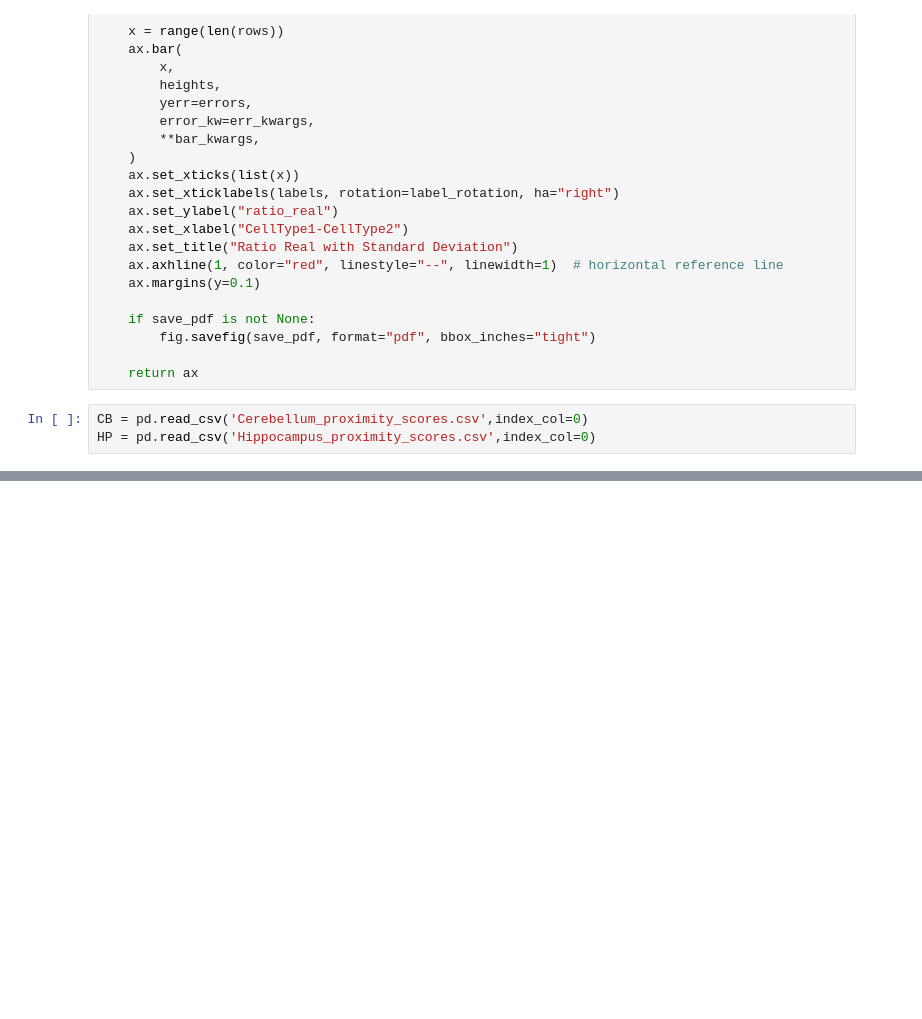
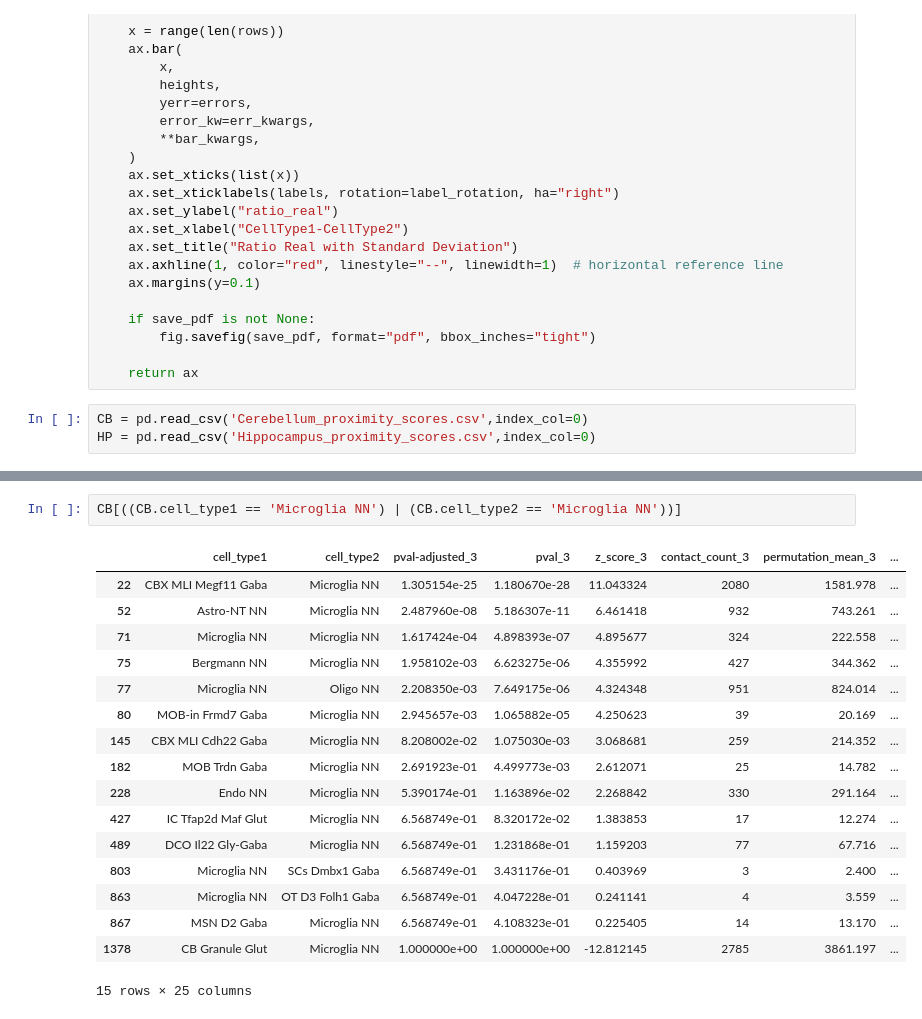
Before and after one commit to doughenze/Aging_CB, a Jupyter notebook: MERFISH/03_plot_proximity.ipynb, the cells around one changed output, grey strips where cells are left out. Drawn from its saved outputs; the diff is of its cells as text; blank space fills up the shorter version.

```diff
--- a/MERFISH/03_plot_proximity.ipynb
+++ b/MERFISH/03_plot_proximity.ipynb
@@ -140,3 +161,23 @@ add_fdr_column(HP, inplace=True, method="fdr_by")
+# %%
+CB[((CB.cell_type1 == 'Microglia NN') | (CB.cell_type2 == 'Microglia NN'))]
+# %% [output]
+|  | cell_type1 | cell_type2 | pval-adjusted_3 | pval_3 | z_score_3 | contact_count_3 | permutation_mean_3 | ... |
+| 22 | CBX MLI Megf11 Gaba | Microglia NN | 1.305154e-25 | 1.180670e-28 | 11.043324 | 2080 | 1581.978 | ... |
+| 52 | Astro-NT NN | Microglia NN | 2.487960e-08 | 5.186307e-11 | 6.461418 | 932 | 743.261 | ... |
+| 71 | Microglia NN | Microglia NN | 1.617424e-04 | 4.898393e-07 | 4.895677 | 324 | 222.558 | ... |
+| 75 | Bergmann NN | Microglia NN | 1.958102e-03 | 6.623275e-06 | 4.355992 | 427 | 344.362 | ... |
+| 77 | Microglia NN | Oligo NN | 2.208350e-03 | 7.649175e-06 | 4.324348 | 951 | 824.014 | ... |
+| 80 | MOB-in Frmd7 Gaba | Microglia NN | 2.945657e-03 | 1.065882e-05 | 4.250623 | 39 | 20.169 | ... |
+| 145 | CBX MLI Cdh22 Gaba | Microglia NN | 8.208002e-02 | 1.075030e-03 | 3.068681 | 259 | 214.352 | ... |
+| 182 | MOB Trdn Gaba | Microglia NN | 2.691923e-01 | 4.499773e-03 | 2.612071 | 25 | 14.782 | ... |
+| 228 | Endo NN | Microglia NN | 5.390174e-01 | 1.163896e-02 | 2.268842 | 330 | 291.164 | ... |
+| 427 | IC Tfap2d Maf Glut | Microglia NN | 6.568749e-01 | 8.320172e-02 | 1.383853 | 17 | 12.274 | ... |
+| 489 | DCO Il22 Gly-Gaba | Microglia NN | 6.568749e-01 | 1.231868e-01 | 1.159203 | 77 | 67.716 | ... |
+| 803 | Microglia NN | SCs Dmbx1 Gaba | 6.568749e-01 | 3.431176e-01 | 0.403969 | 3 | 2.400 | ... |
+| 863 | Microglia NN | OT D3 Folh1 Gaba | 6.568749e-01 | 4.047228e-01 | 0.241141 | 4 | 3.559 | ... |
+| 867 | MSN D2 Gaba | Microglia NN | 6.568749e-01 | 4.108323e-01 | 0.225405 | 14 | 13.170 | ... |
+| 1378 | CB Granule Glut | Microglia NN | 1.000000e+00 | 1.000000e+00 | -12.812145 | 2785 | 3861.197 | ... |
+15 rows × 25 columns
 # %%
 plot_ratio_bars(
     CB[((CB.cell_type1 == 'Microglia NN') | (CB.cell_type2 == 'Microglia NN'))],
```
Also changed, not shown: parts of 4 cells of this notebook, 7 other files.
